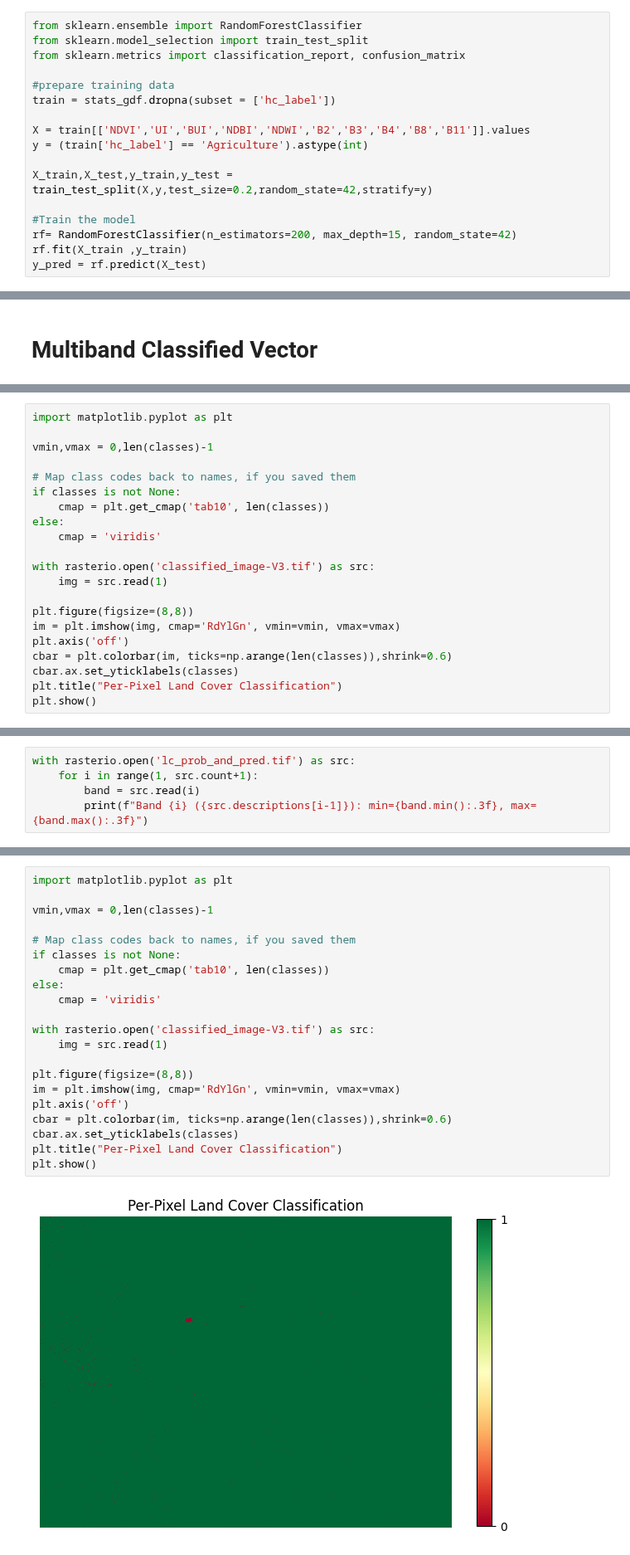
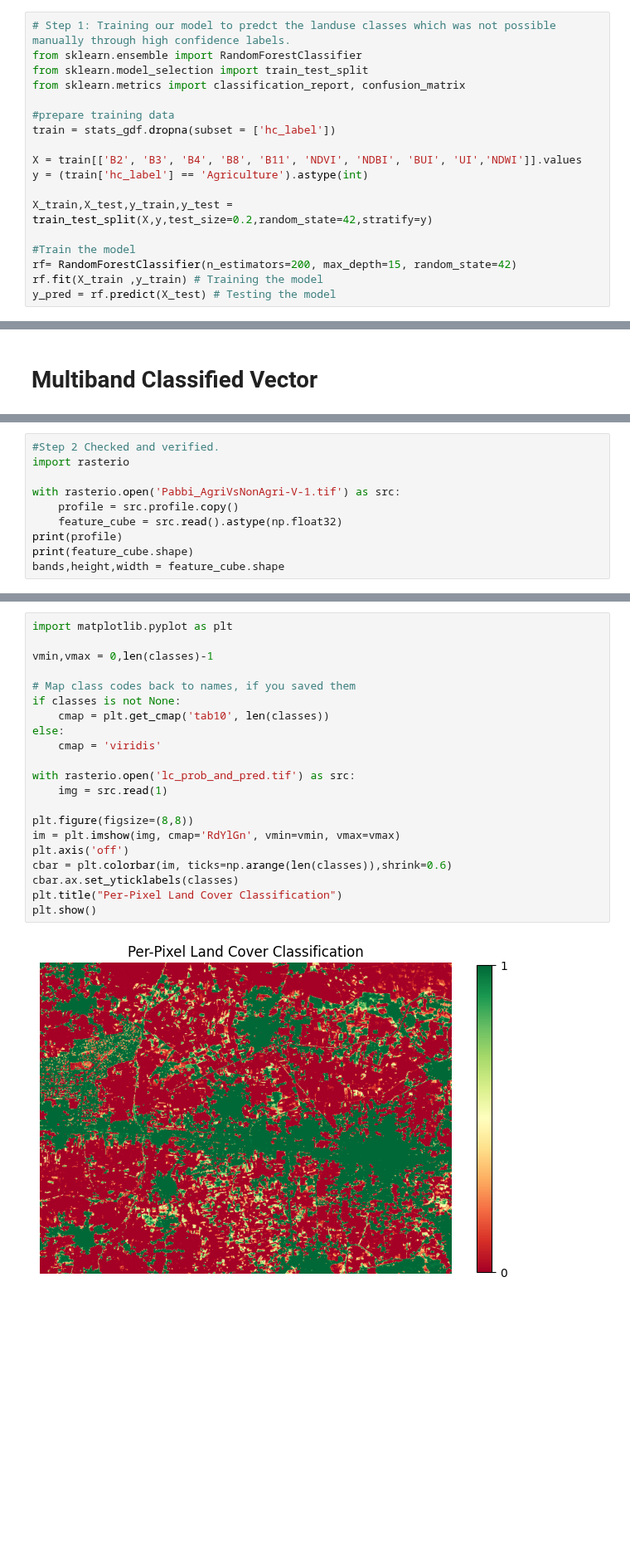
Before and after one commit to code4geoai/gee, a Jupyter notebook: AgricultureParcelsOnly.ipynb, the cells around one changed output, grey strips where cells are left out. Shown at 83% size. Saved outputs shown, nothing was run; the diff lists cells and outputs as text; blank space fills up the shorter version.

Commit message:
'Agric-NonAgri Land Cover with RF completed'

```diff
--- a/AgricultureParcelsOnly.ipynb
+++ b/AgricultureParcelsOnly.ipynb
@@ -370,6 +313,7 @@ m.add_layer_manager()
 # %% [markdown]
 # Training Random Forest
 # %%
+# Step 1: Training our model to predct the landuse classes which was not possible manually through high confidence labels.
 from sklearn.ensemble import RandomForestClassifier
 from sklearn.model_selection import train_test_split
 from sklearn.metrics import classification_report, confusion_matrix
@@ -377,15 +321,15 @@ from sklearn.metrics import classification_report, confusion_matrix
 #prepare training data
 train = stats_gdf.dropna(subset = ['hc_label'])
 
-X = train[['NDVI','UI','BUI','NDBI','NDWI','B2','B3','B4','B8','B11']].values
+X = train[['B2', 'B3', 'B4', 'B8', 'B11', 'NDVI', 'NDBI', 'BUI', 'UI','NDWI']].values
 y = (train['hc_label'] == 'Agriculture').astype(int)
 
 X_train,X_test,y_train,y_test = train_test_split(X,y,test_size=0.2,random_state=42,stratify=y)
 
 #Train the model
 rf= RandomForestClassifier(n_estimators=200, max_depth=15, random_state=42)
-rf.fit(X_train ,y_train)
-y_pred = rf.predict(X_test)
+rf.fit(X_train ,y_train) # Training the model
+y_pred = rf.predict(X_test) # Testing the model
 # %%
 #Priting classification report and Confusion matrix
 # Evaluate the Performance of the model
@@ -605,21 +605,0 @@ Exported classified image: Agri_NonAgri-V1.tif
-# %%
-import matplotlib.pyplot as plt
-
-vmin,vmax = 0,len(classes)-1
-
-# Map class codes back to names, if you saved them
-if classes is not None:
-    cmap = plt.get_cmap('tab10', len(classes))
-else:
-    cmap = 'viridis'
-
-with rasterio.open('classified_image-V3.tif') as src:
-    img = src.read(1)
-
-plt.figure(figsize=(8,8))
-im = plt.imshow(img, cmap='RdYlGn', vmin=vmin, vmax=vmax)
-plt.axis('off')
-cbar = plt.colorbar(im, ticks=np.arange(len(classes)),shrink=0.6)
-cbar.ax.set_yticklabels(classes)
-plt.title("Per-Pixel Land Cover Classification")
-plt.show()
@@ -654,0 +606,10 @@ classified = y_flat.reshape(h,w).astype(np.uint8)  # Reshape to (height, width)
+# %%
+#Step 2 Checked and verified.
+import rasterio
+
+with rasterio.open('Pabbi_AgriVsNonAgri-V-1.tif') as src:
+    profile = src.profile.copy()
+    feature_cube = src.read().astype(np.float32)
+print(profile)
+print(feature_cube.shape)
+bands,height,width = feature_cube.shape
@@ -698,8 +671,3 @@ with rasterio.open('lc_prob_and_pred.tif', 'w', **out_profile) as dst:
 print("Export complete: lc_prob_and_pred.tif")
 # %% [output]
 Export complete: lc_prob_and_pred.tif
-# %%
-with rasterio.open('lc_prob_and_pred.tif') as src:
-    for i in range(1, src.count+1):
-        band = src.read(i)
-        print(f"Band {i} ({src.descriptions[i-1]}): min={band.min():.3f}, max={band.max():.3f}")
@@ -710,23 +674,23 @@ Band 3 (Predicted_Class_ID): min=1.000, max=1.000
 # %%
 import matplotlib.pyplot as plt
 
 vmin,vmax = 0,len(classes)-1
 
 # Map class codes back to names, if you saved them
 if classes is not None:
     cmap = plt.get_cmap('tab10', len(classes))
 else:
     cmap = 'viridis'
 
-with rasterio.open('classified_image-V3.tif') as src:
+with rasterio.open('lc_prob_and_pred.tif') as src:
     img = src.read(1)
 
 plt.figure(figsize=(8,8))
 im = plt.imshow(img, cmap='RdYlGn', vmin=vmin, vmax=vmax)
 plt.axis('off')
 cbar = plt.colorbar(im, ticks=np.arange(len(classes)),shrink=0.6)
 cbar.ax.set_yticklabels(classes)
 plt.title("Per-Pixel Land Cover Classification")
 plt.show()
 # %% [output]
-[figure, old version]
+[figure, new version]
```
Also changed, not shown: parts of 35 cells of this notebook, 5 other files.
